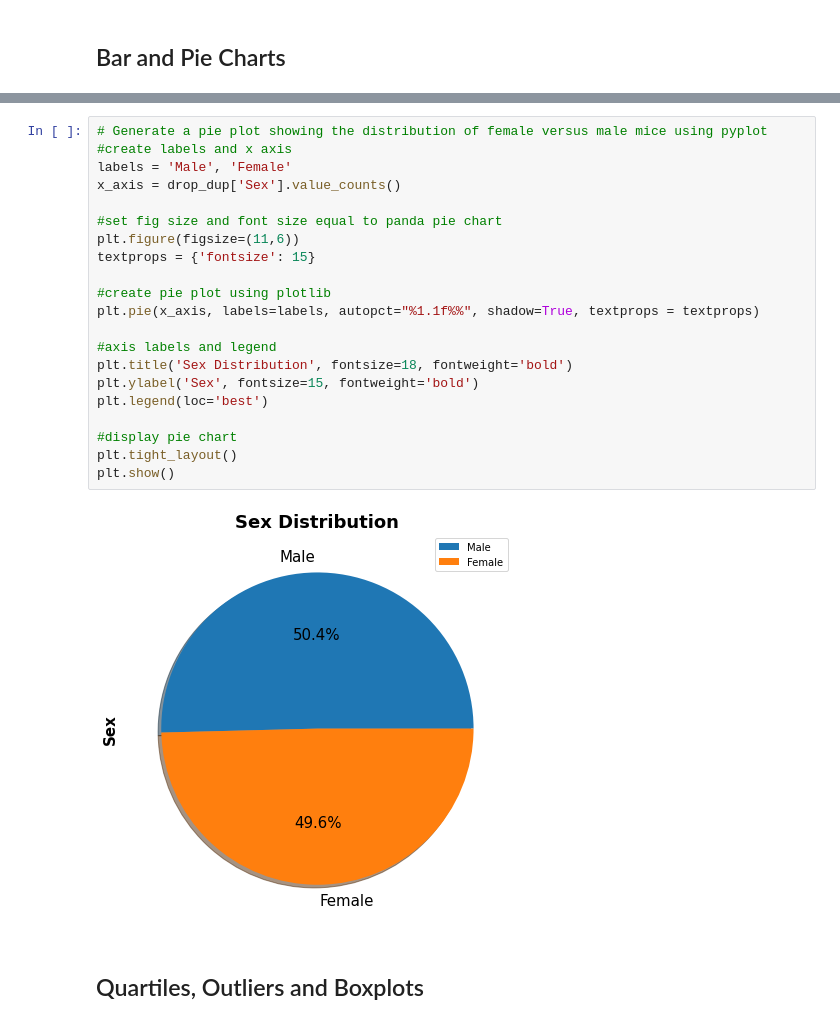
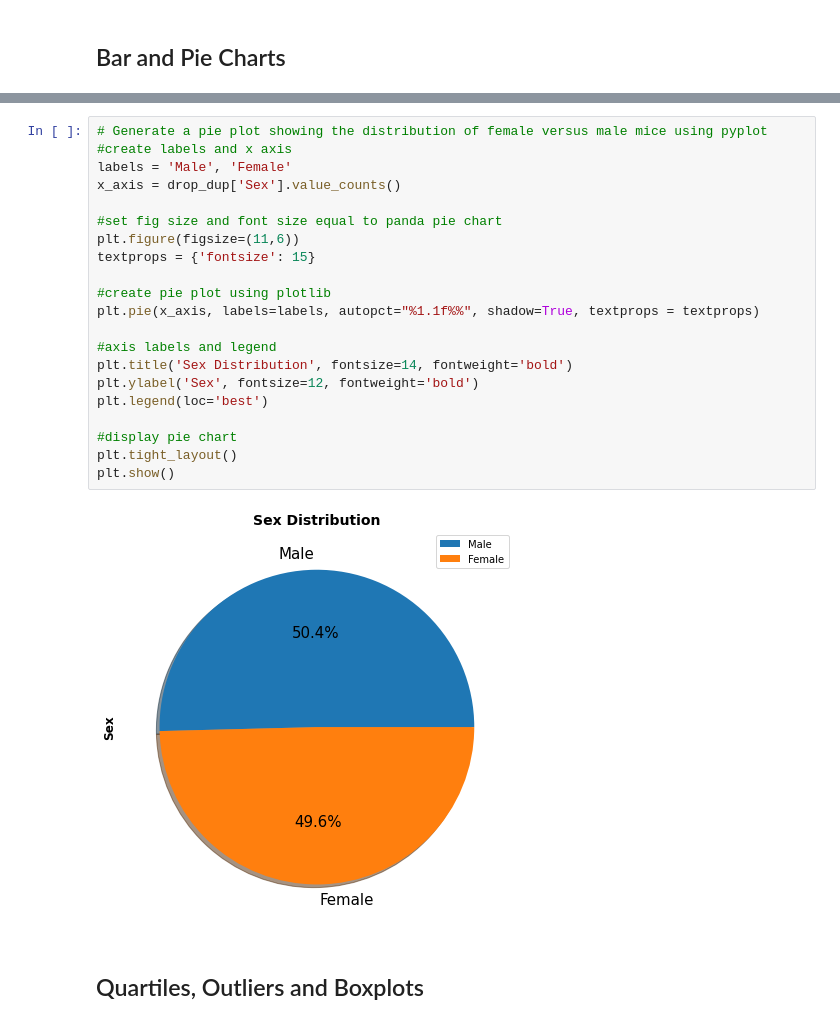
Before and after one commit to alexmartinez1745/Animal-Study-MatPlotLib, a Jupyter notebook: Pymaceuticals/pymaceuticals_starter.ipynb, the cells around one changed output, grey strips where cells are left out. Drawn from its saved outputs; the diff is of its cells as text.

```diff
--- a/Pymaceuticals/pymaceuticals_starter.ipynb
+++ b/Pymaceuticals/pymaceuticals_starter.ipynb
@@ -198,26 +198,26 @@ plt.show()
 # %%
 # Generate a pie plot showing the distribution of female versus male mice using pyplot
 #create labels and x axis
 labels = 'Male', 'Female'
 x_axis = drop_dup['Sex'].value_counts()
 
 #set fig size and font size equal to panda pie chart
 plt.figure(figsize=(11,6))
 textprops = {'fontsize': 15}
 
 #create pie plot using plotlib
 plt.pie(x_axis, labels=labels, autopct="%1.1f%%", shadow=True, textprops = textprops)
 
 #axis labels and legend
-plt.title('Sex Distribution', fontsize=18, fontweight='bold')
-plt.ylabel('Sex', fontsize=15, fontweight='bold')
+plt.title('Sex Distribution', fontsize=14, fontweight='bold')
+plt.ylabel('Sex', fontsize=12, fontweight='bold')
 plt.legend(loc='best')
 
 #display pie chart
 plt.tight_layout()
 plt.show()
 # %% [output]
-[figure, old version]
+[figure, new version]
 # %% [markdown]
 ## Quartiles, Outliers and Boxplots
 # %%
```
Also changed, not shown: parts of 6 cells of this notebook.
